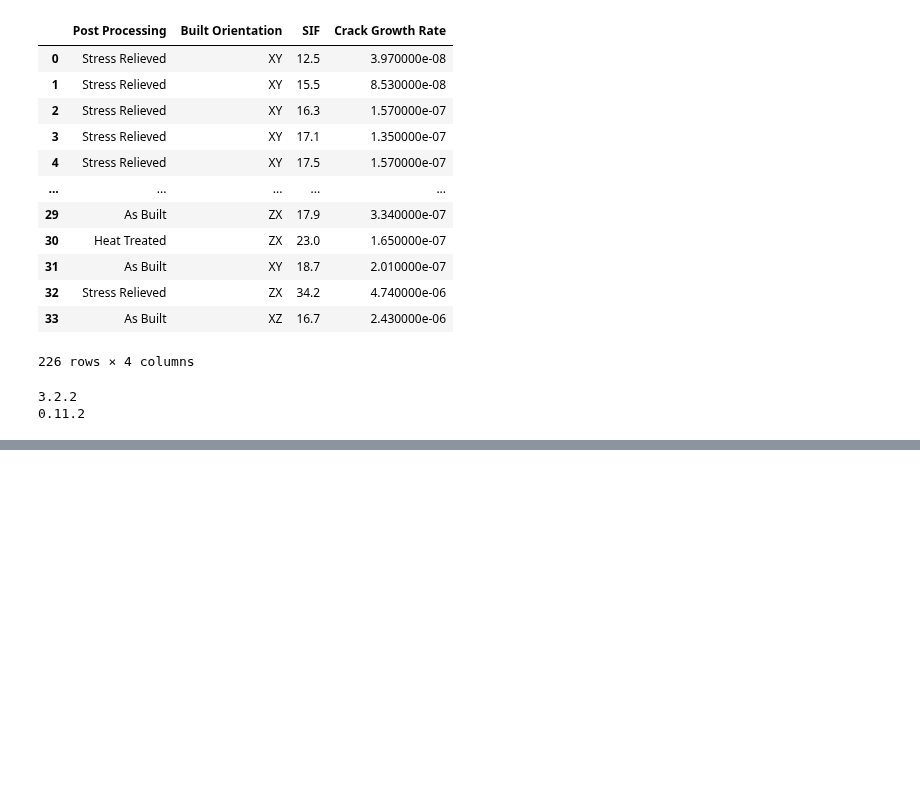
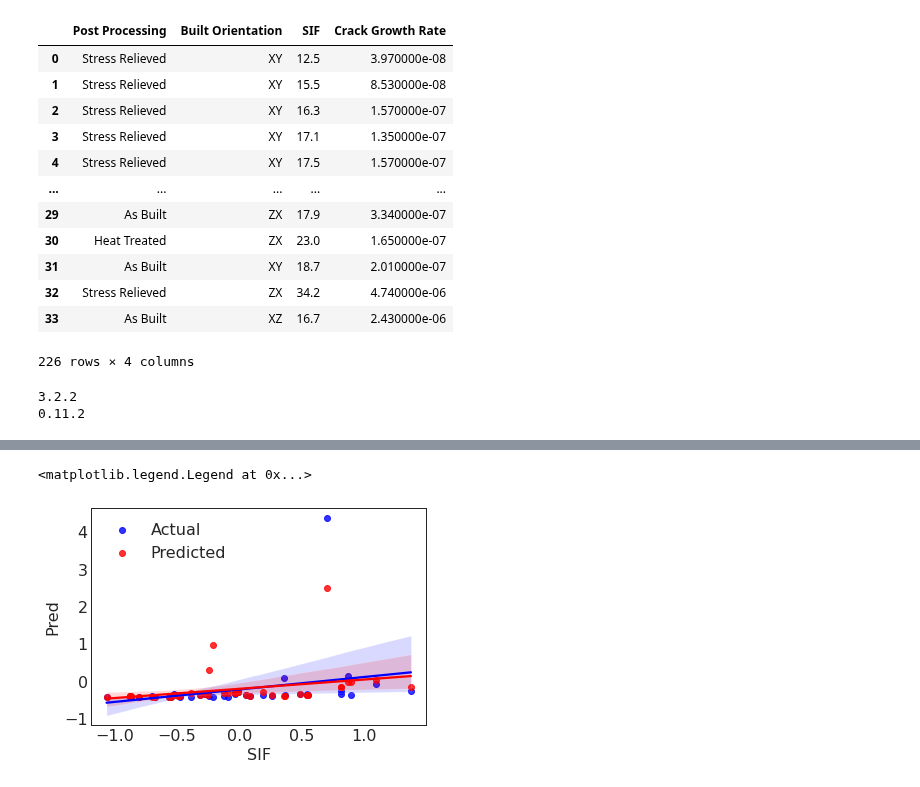
Before and after one commit to Sujal-vajire/Machine-learning-models, a Jupyter notebook: Comparative_Study_of_Various_Machine_Learning_Models_to_Predict_Fatigue_Crack_Growth_Rate.ipynb, the cells around one changed output, grey strips where cells are left out. Cells and saved outputs as stored; diff of their text form; code cells hidden in the pictures; blank space fills up the shorter version.

```diff
--- a/Comparative_Study_of_Various_Machine_Learning_Models_to_Predict_Fatigue_Crack_Growth_Rate.ipynb
+++ b/Comparative_Study_of_Various_Machine_Learning_Models_to_Predict_Fatigue_Crack_Growth_Rate.ipynb
@@ -203,3 +185,11 @@ x_test = df_test[['Post Processing','Built Orientation','SIF']].astype('int')
 R2_scores = []
 mse = []
 mae = []
+# %%
+from sklearn.ensemble import BaggingRegressor
+from sklearn.model_selection import train_test_split
+from sklearn.metrics import explained_variance_score, r2_score, mean_squared_error, mean_absolute_error
+br = BaggingRegressor()
+br.fit(x_train,y_train)
+print('Test r2_score',r2_score(y_test,br.predict(x_test)))
+print('Train r2 Score',r2_score(y_train,br.predict(x_train)))
@@ -205,0 +199,4 @@ mae = []
+# %%
+
+br = br.predict(df_final[['Post Processing','Built Orientation','SIF']])
+br
@@ -205,0 +221,13 @@ mae = []
+# %%
+
+br_list = list(br)
+# %%
+df_final['Pred'] = br_list
+# %%
+df_0_0 = df_final[(df_final['Post Processing'] == 0) & (df_final['Built Orientation'] == 0)]
+sns.regplot(df_0_0['SIF'],df_0_0['Crack Growth Rate'],color = 'b',label = 'Actual')
+sns.regplot(df_0_0['SIF'],df_0_0['Pred'],color = 'r',label = 'Predicted')
+plt.legend()
+# %% [output]
+<matplotlib.legend.Legend at 0x...>
+[figure, added]
```
Also changed, not shown: parts of 20 cells of this notebook.
